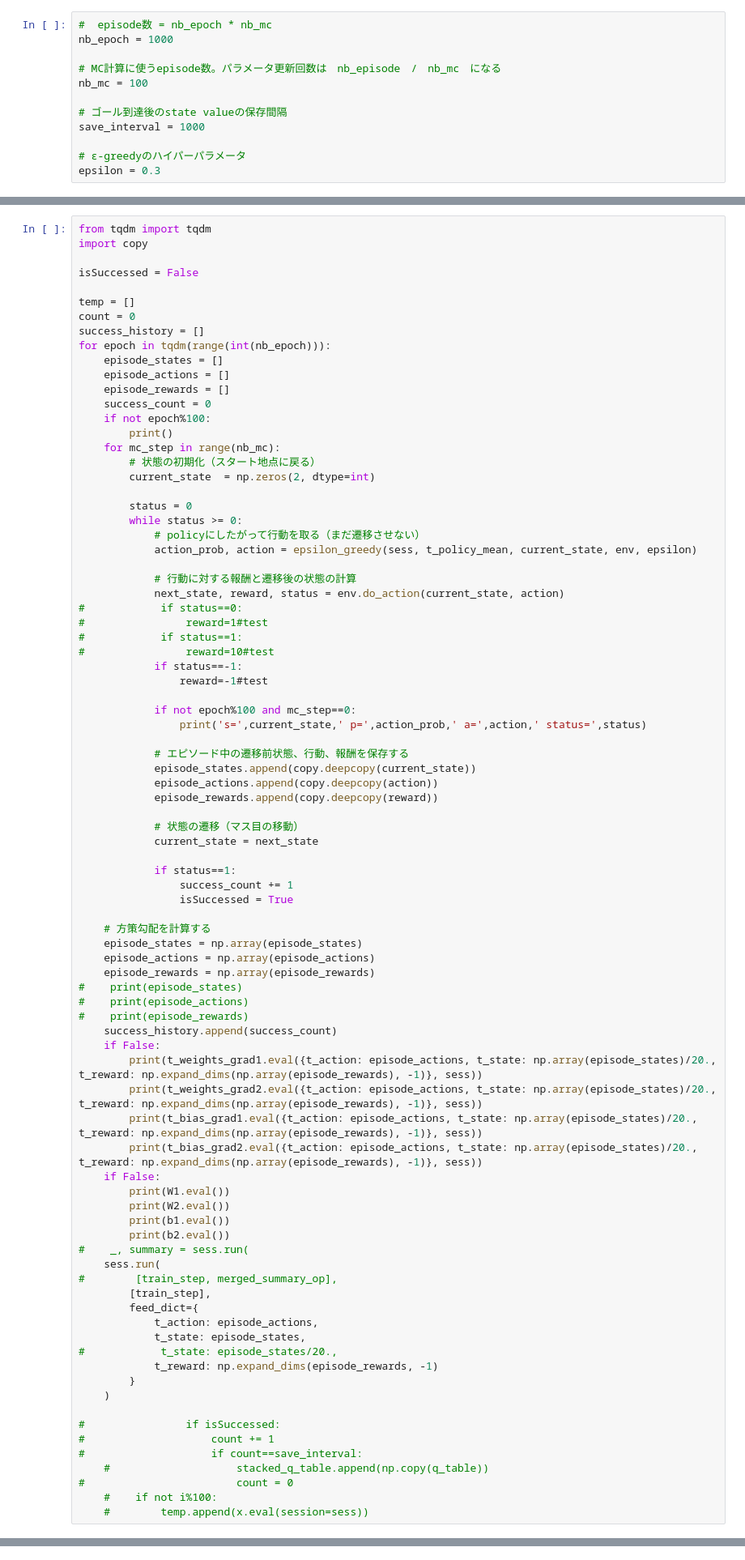
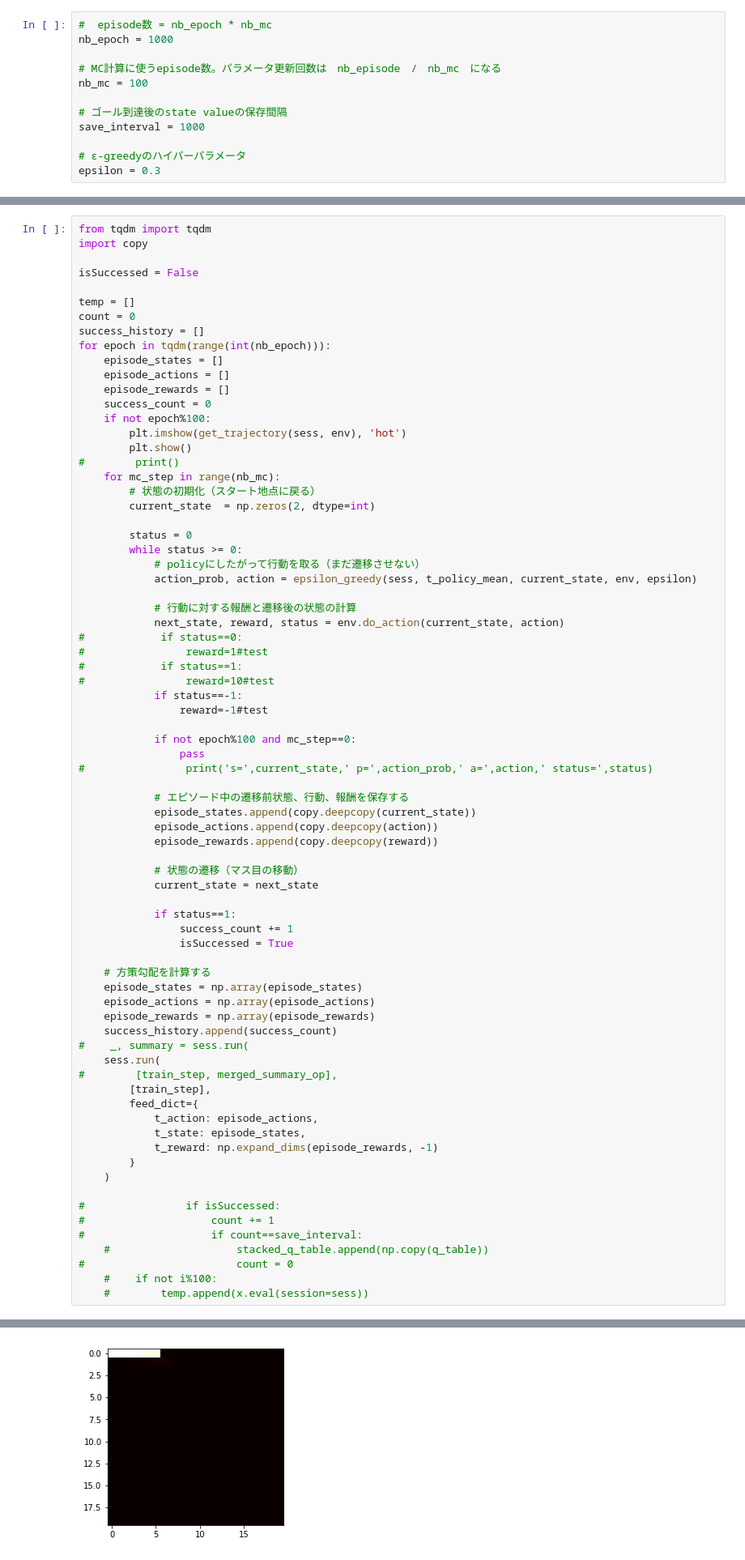
Before and after one commit to kruho/BlindCliffwalk, a Jupyter notebook: 05_policy_gradient.ipynb, the cells around one changed output, grey strips where cells are left out. Shown at 81% size. Drawn from its saved outputs; the diff is of its cells as text.

```diff
--- a/05_policy_gradient.ipynb
+++ b/05_policy_gradient.ipynb
@@ -183,7 +163,9 @@ for epoch in tqdm(range(int(nb_epoch))):
     episode_rewards = []
     success_count = 0
     if not epoch%100:
-        print()
+        plt.imshow(get_trajectory(sess, env), 'hot')
+        plt.show()
+#        print()
     for mc_step in range(nb_mc):
         # 状態の初期化（スタート地点に戻る）
         current_state  = np.zeros(2, dtype=int)
@@ -203,7 +185,8 @@ for epoch in tqdm(range(int(nb_epoch))):
                 reward=-1#test
 
             if not epoch%100 and mc_step==0:
-                print('s=',current_state,' p=',action_prob,' a=',action,' status=',status)
+                pass
+#                print('s=',current_state,' p=',action_prob,' a=',action,' status=',status)
 
             # エピソード中の遷移前状態、行動、報酬を保存する
             episode_states.append(copy.deepcopy(current_state))
@@ -221,20 +204,7 @@ for epoch in tqdm(range(int(nb_epoch))):
     episode_states = np.array(episode_states)
     episode_actions = np.array(episode_actions)
     episode_rewards = np.array(episode_rewards)
-#    print(episode_states)
-#    print(episode_actions)
-#    print(episode_rewards)
     success_history.append(success_count)
-    if False:
-        print(t_weights_grad1.eval({t_action: episode_actions, t_state: np.array(episode_states)/20.,            t_reward: np.expand_dims(np.array(episode_rewards), -1)}, sess))
-        print(t_weights_grad2.eval({t_action: episode_actions, t_state: np.array(episode_states)/20.,            t_reward: np.expand_dims(np.array(episode_rewards), -1)}, sess))
-        print(t_bias_grad1.eval({t_action: episode_actions, t_state: np.array(episode_states)/20.,            t_reward: np.expand_dims(np.array(episode_rewards), -1)}, sess))
-        print(t_bias_grad2.eval({t_action: episode_actions, t_state: np.array(episode_states)/20.,            t_reward: np.expand_dims(np.array(episode_rewards), -1)}, sess))
-    if False:
-        print(W1.eval())
-        print(W2.eval())
-        print(b1.eval())
-        print(b2.eval())
 #    _, summary = sess.run(
     sess.run(
 #        [train_step, merged_summary_op],
@@ -242,7 +212,6 @@ for epoch in tqdm(range(int(nb_epoch))):
         feed_dict={
             t_action: episode_actions,
             t_state: episode_states,
-#            t_state: episode_states/20.,
             t_reward: np.expand_dims(episode_rewards, -1)
         }
     )
@@ -318,0 +227 @@ s= [3 0]  p= [0.06874837 0.93125163]  a= [0 1]  status= -1
+[figure, added]
```
Also changed, not shown: parts of 14 cells of this notebook.
